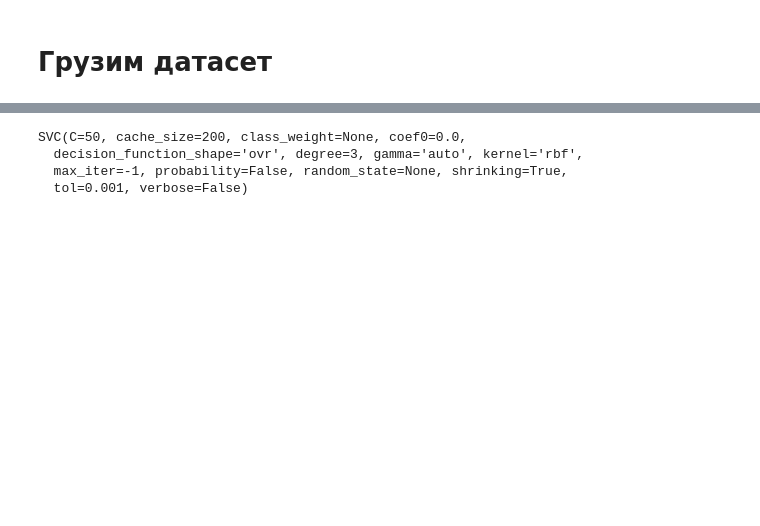
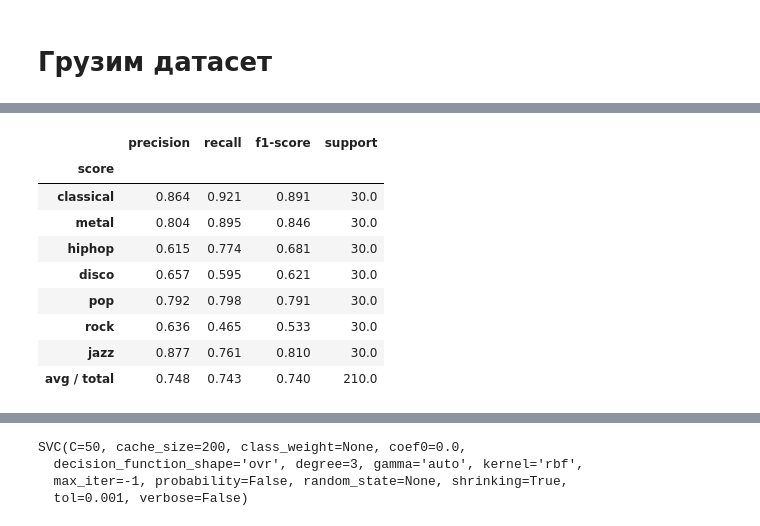
Before and after one commit to minemile/music_genre_classification, a Jupyter notebook: GenreClassification.ipynb, the cells around one changed output, grey strips where cells are left out. Saved outputs shown, nothing was run; the diff lists cells and outputs as text; code cells hidden in the pictures; blank space fills up the shorter version.

```diff
--- a/GenreClassification.ipynb
+++ b/GenreClassification.ipynb
@@ -247,7 +148,7 @@ new_genre_list = np.array(genre_list)[mask]
+# %%
+y = np.arange(np.unique(y).shape[0]).repeat(100)
 # %%
 # Prepare data for xgboost. Encode genres. Train/test split
-le = LabelEncoder()
-y = le.fit_transform(np.array(new_genre_list))
 X_train, X_test, y_train, y_test = train_test_split(X, y, test_size=0.3, stratify=y)
 # %%
 # Normalization
@@ -290,0 +198,39 @@ avg / total       0.71      0.71      0.71       210
+# %%
+# Код для проверки работоспособности модели:
+# Берем разные рандонстэйты, делим выборку, выводим средний classification_report
+
+def check_model(model, X, y, n):
+    average = np.zeros((len(genres) + 1, 4 ), dtype = float)
+    for i in range(n):
+        X_train, X_test, y_train, y_test = train_test_split(X, y, test_size=0.3, random_state = i, stratify=y)
+        scaler = StandardScaler()
+        scaler.fit(X_train)
+        X_scaled_train = scaler.transform(X_train)
+        X_scaled_test = scaler.transform(X_test)
+        model.fit(X_scaled_train, y_train)
+        df = parse_class_report(classification_report(y_test, model.predict(X_scaled_test), target_names=genres))
+        average += df.values
+    df.iloc[:,:] = average / n
+    return df
+
+def parse_class_report(class_rep_str):
+    lines = class_rep_str.split('\n')
+    list_splitted = list()
+    for line in lines:
+        splitted_line = np.array(line.split(' '))
+        mask_non_empty = np.array([word != '' for word in line.split(' ')])
+        res = splitted_line[mask_non_empty]
+        if len(res) != 0:
+            list_splitted.append(np.array(res, dtype = object))
+
+    first = list(list_splitted[0])
+    first.insert(0, 'score')
+    list_splitted[0] = np.array(first, dtype = object)
+    list_splitted[-1] = list_splitted[-1][2:]
+    list_splitted[-1][0] = 'avg / total'
+
+    df = pd.DataFrame(list_splitted)
+    df.columns = list(df.iloc[0])
+    return df.iloc[1:].set_index('score').convert_objects(convert_numeric=True)
+# %%
+average_score = check_model(eclf, X, y, 10)
@@ -290,0 +255,13 @@ avg / total       0.71      0.71      0.71       210
+# %%
+average_score
+# %% [output]
+|  | precision | recall | f1-score | support |
+| score |  |  |  |  |
+| classical | 0.864 | 0.921 | 0.891 | 30.0 |
+| metal | 0.804 | 0.895 | 0.846 | 30.0 |
+| hiphop | 0.615 | 0.774 | 0.681 | 30.0 |
+| disco | 0.657 | 0.595 | 0.621 | 30.0 |
+| pop | 0.792 | 0.798 | 0.791 | 30.0 |
+| rock | 0.636 | 0.465 | 0.533 | 30.0 |
+| jazz | 0.877 | 0.761 | 0.810 | 30.0 |
+| avg / total | 0.748 | 0.743 | 0.740 | 210.0 |
```
Also changed, not shown: parts of 47 cells of this notebook, 2 other files.
